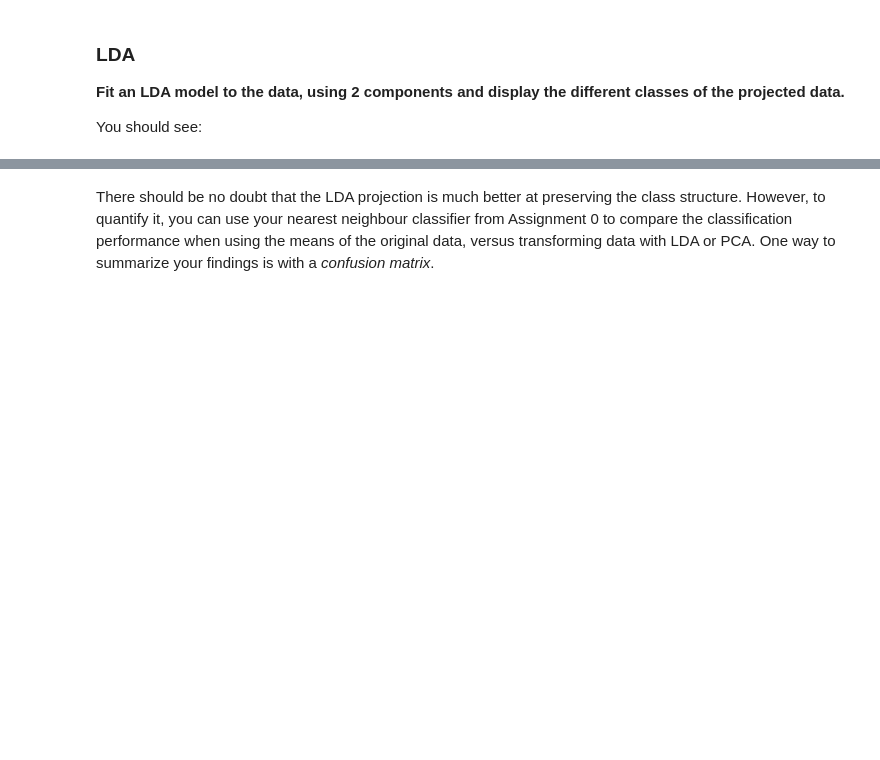
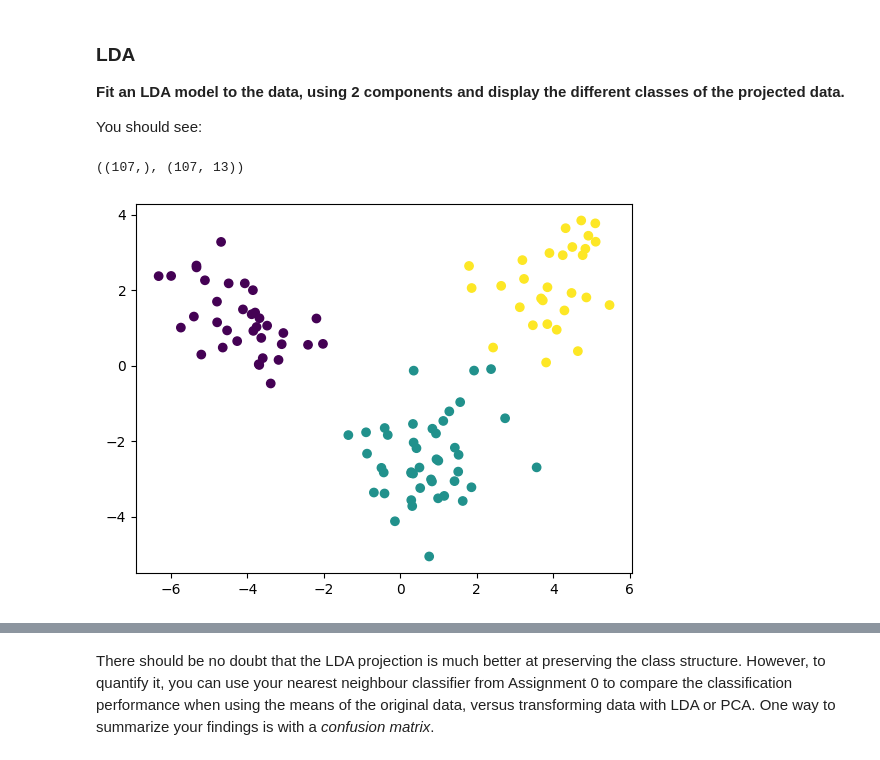
Before and after one commit to Obakeng-Mogale/cs315-assign-1, a Jupyter notebook: assign1/src/assign1.ipynb, the cells around one changed output, grey strips where cells are left out. Cells and saved outputs as stored; diff of their text form; code cells hidden in the pictures; blank space fills up the shorter version.

```diff
--- a/assign1/src/assign1.ipynb
+++ b/assign1/src/assign1.ipynb
@@ -440,2 +452,16 @@ You should see:
+# %%
+wine_train_labels.shape, wine_train.shape
+# %% [output]
+((107,), (107, 13))
+# %%
+# Insert code to produce the image below
+wlda = LDA()
+wine_lda = wlda.fit(wine_train, wine_train_labels)
+predicted = wine_lda.transform(wine_train)
+"""output is a column vector"""
+plt.scatter(predicted[:,0],predicted[:,1],c = wine_train_labels)
+plt.show()
+# %% [output]
+[figure, added]
 # %%
 display(Image(filename='../resources/images/LDA_pr.png'))
```
Also changed, not shown: parts of 22 cells of this notebook, 3 other files.
